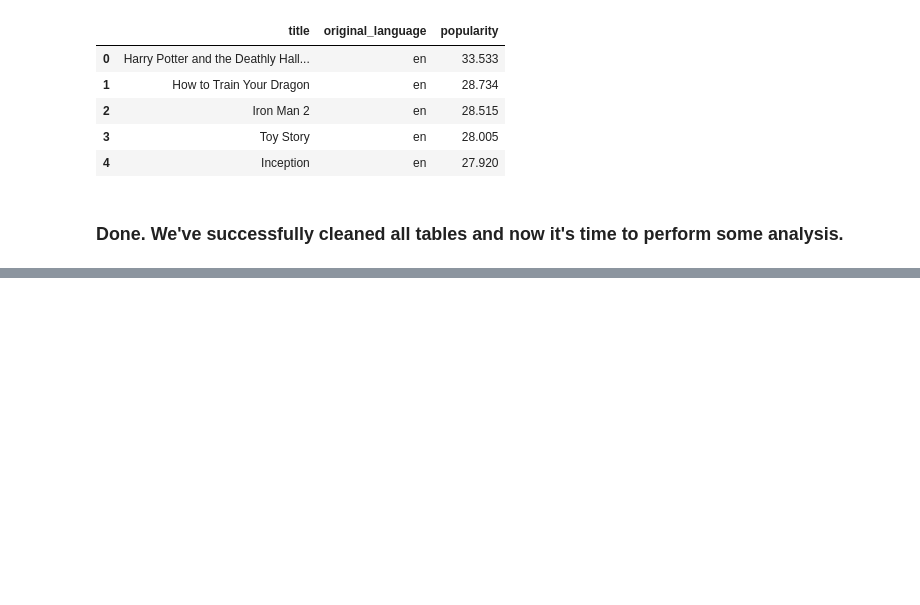
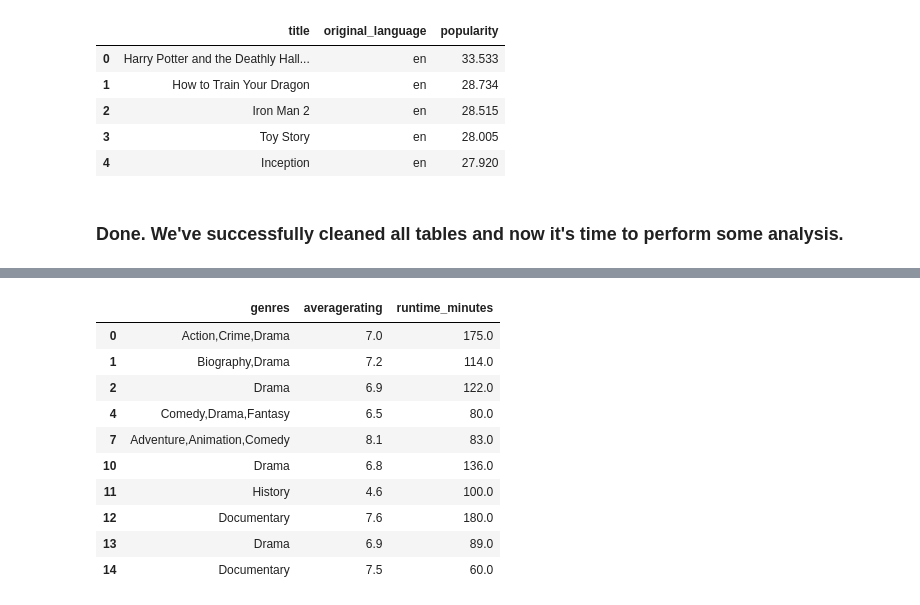
Before and after one commit to brandonbush2/Microsoft-Movie-Studio-Project, a Jupyter notebook: Microsoft Movie Studio .ipynb, the cells around one changed output, grey strips where cells are left out. Saved outputs shown, nothing was run; the diff lists cells and outputs as text; code cells hidden in the pictures; blank space fills up the shorter version.

```diff
--- a/Microsoft Movie Studio .ipynb
+++ b/Microsoft Movie Studio .ipynb
@@ -667,0 +684,15 @@ tmdb_movies.head()
+# %%
+#exploring first 10 rows in table movies_info
+movies_info.head(10)
+# %% [output]
+|  | genres | averagerating | runtime_minutes |
+| 0 | Action,Crime,Drama | 7.0 | 175.0 |
+| 1 | Biography,Drama | 7.2 | 114.0 |
+| 2 | Drama | 6.9 | 122.0 |
+| 4 | Comedy,Drama,Fantasy | 6.5 | 80.0 |
+| 7 | Adventure,Animation,Comedy | 8.1 | 83.0 |
+| 10 | Drama | 6.8 | 136.0 |
+| 11 | History | 4.6 | 100.0 |
+| 12 | Documentary | 7.6 | 180.0 |
+| 13 | Drama | 6.9 | 89.0 |
+| 14 | Documentary | 7.5 | 60.0 |
```
Also changed, not shown: parts of 14 cells of this notebook.
